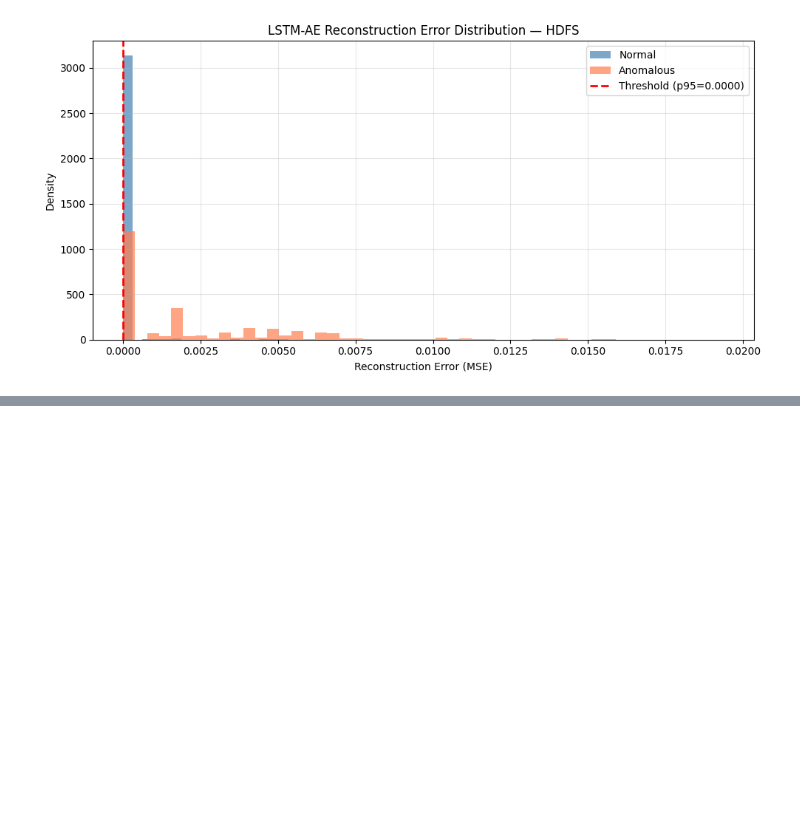
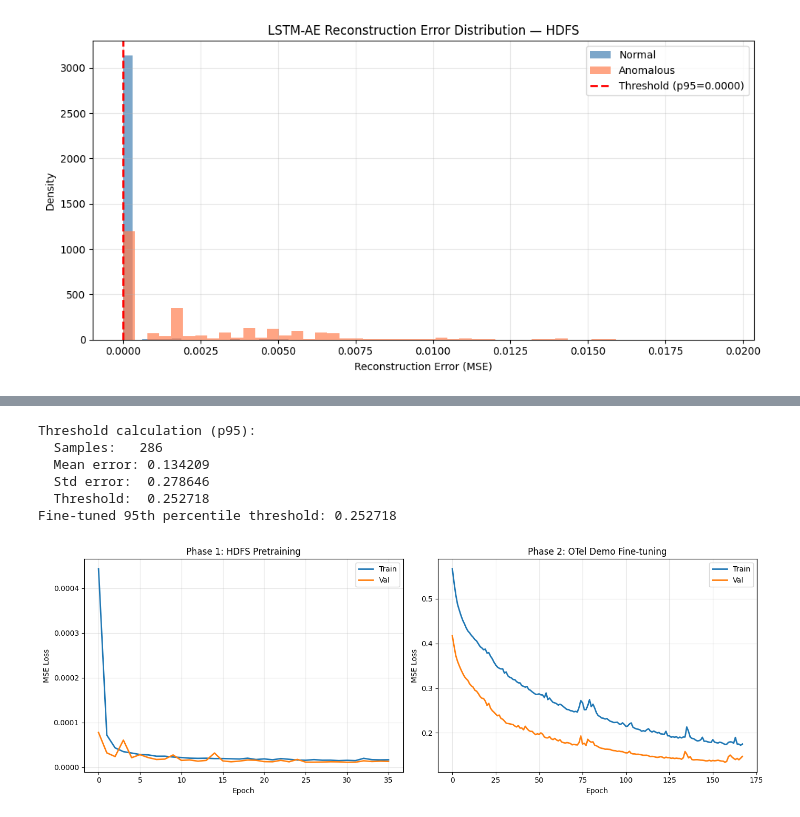
Before and after one commit to srikar161720/opsagent, a Jupyter notebook: notebooks/05_anomaly_detection_dev.ipynb, the cells around one changed output, grey strips where cells are left out. Saved outputs shown, nothing was run; the diff lists cells and outputs as text; code cells hidden in the pictures; blank space fills up the shorter version.

```diff
--- a/notebooks/05_anomaly_detection_dev.ipynb
+++ b/notebooks/05_anomaly_detection_dev.ipynb
@@ -130,6 +130,8 @@ Model parameters: 138,243
 Checkpoint saved to: /content/drive/MyDrive/Colab Notebooks/opsagent/models/lstm_autoencoder/pretrained_hdfs.pt
 # %%
 # Cell 4: Plot training curves
+CHECKPOINT_PATH = '/content/drive/MyDrive/Colab Notebooks/opsagent/models/lstm_autoencoder/pretrained_hdfs.pt'
+
 checkpoint = torch.load(CHECKPOINT_PATH, map_location='cpu')
 history = checkpoint['history']
 
@@ -279,0 +313,50 @@ print('See PROGRESS.md Week 6.5 tasks')
+# %%
+# Cell 9: Calculate threshold on fine-tuned model
+from src.anomaly_detection.threshold import calculate_threshold
+
+device = 'cuda' if torch.cuda.is_available() else 'cpu'
+threshold_finetuned = calculate_threshold(
+    finetuned_model, val_data, percentile=95, batch_size=256, device=device
+)
+print(f'Fine-tuned 95th percentile threshold: {threshold_finetuned:.6f}')
+# %% [output]
+Threshold calculation (p95):
+  Samples:   286
+  Mean error: 0.134209
+  Std error:  0.278646
+  Threshold:  0.252718
+Fine-tuned 95th percentile threshold: 0.252718
+# %%
+# Cell 10: Plot pretrain + fine-tune training curves
+checkpoint_ft = torch.load(FINETUNED_PATH, map_location='cpu')
+history_ft = checkpoint_ft['history']
+
+fig, axes = plt.subplots(1, 2, figsize=(14, 5))
+
+# Pretraining curves
+axes[0].plot(history['train_loss'], label='Train', linewidth=2)
+axes[0].plot(history['val_loss'], label='Val', linewidth=2)
+axes[0].set_title('Phase 1: HDFS Pretraining')
+axes[0].set_xlabel('Epoch')
+axes[0].set_ylabel('MSE Loss')
+axes[0].legend()
+axes[0].grid(True, alpha=0.3)
+
+# Fine-tuning curves
+axes[1].plot(history_ft['train_loss'], label='Train', linewidth=2)
+axes[1].plot(history_ft['val_loss'], label='Val', linewidth=2)
+axes[1].set_title('Phase 2: OTel Demo Fine-tuning')
+axes[1].set_xlabel('Epoch')
+axes[1].set_ylabel('MSE Loss')
+axes[1].legend()
+axes[1].grid(True, alpha=0.3)
+
+plt.tight_layout()
+plt.savefig('/content/drive/MyDrive/Colab Notebooks/opsagent/docs/images/finetune_training_curves.png', dpi=150)
+plt.show()
+
+print(f'Fine-tune epochs: {len(history_ft["train_loss"])}')
+print(f'Final train loss: {history_ft["train_loss"][-1]:.6f}')
+print(f'Final val loss:   {history_ft["val_loss"][-1]:.6f}')
+# %% [output]
+[figure, added]
```
Also changed, not shown: parts of 5 cells of this notebook, 1 other file.
